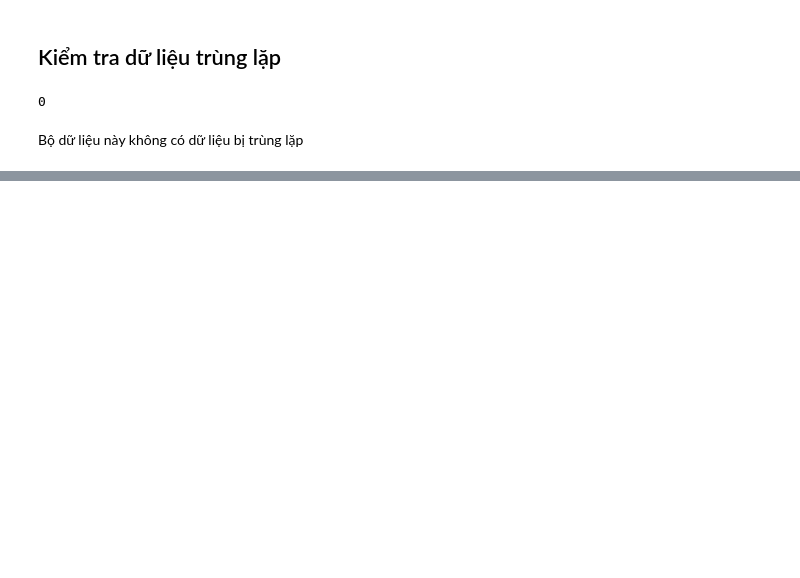
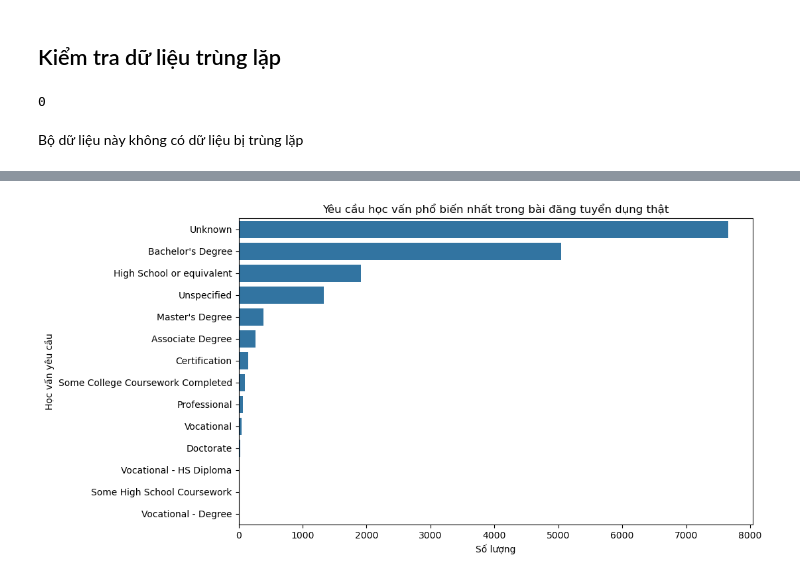
Before and after one commit to thanhlek5/Du-doan-tin-tuyen-dung, a Jupyter notebook: notebooks/preprocessing.ipynb, the cells around one changed output, grey strips where cells are left out. Saved outputs shown, nothing was run; the diff lists cells and outputs as text; code cells hidden in the pictures; blank space fills up the shorter version.

```diff
--- a/notebooks/preprocessing.ipynb
+++ b/notebooks/preprocessing.ipynb
@@ -124,0 +164,11 @@ df_clean.describe
+# %%
+df_non_fraud = df[df['fraudulent'] == 0]
+
+plt.figure(figsize=(10, 6))
+sns.countplot(y='required_education', data=df_non_fraud, order=df_non_fraud['required_education'].value_counts().index)
+plt.title('Yêu cầu học vấn phổ biến nhất trong bài đăng tuyển dụng thật')
+plt.xlabel('Số lượng')
+plt.ylabel('Học vấn yêu cầu')
+plt.show()
+# %% [output]
+[figure, added]
```
Also changed, not shown: parts of 13 cells of this notebook.
